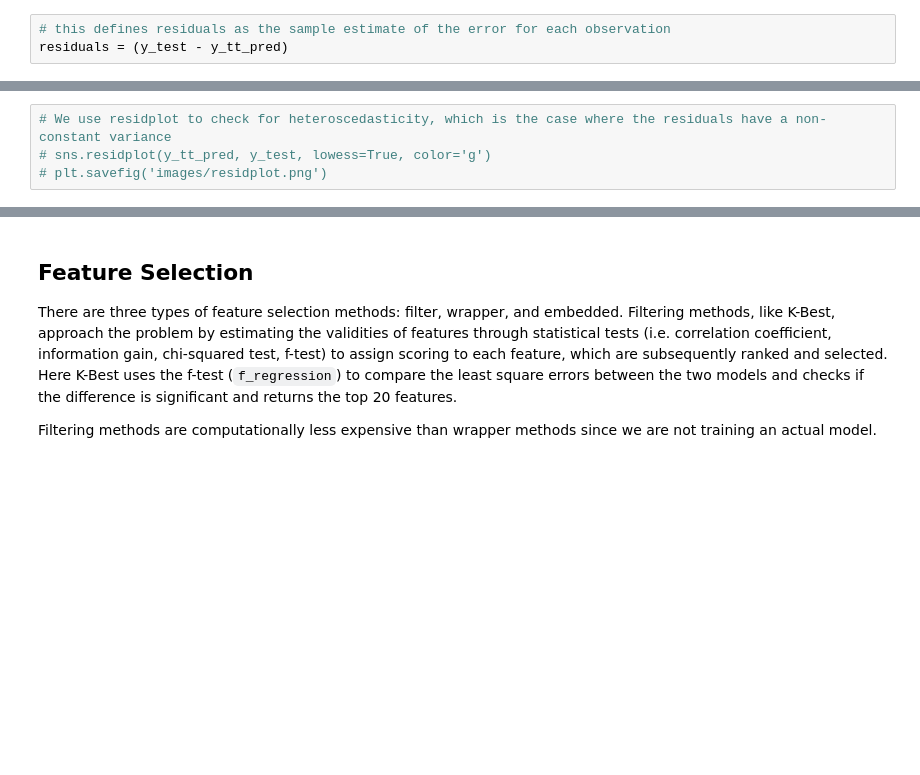
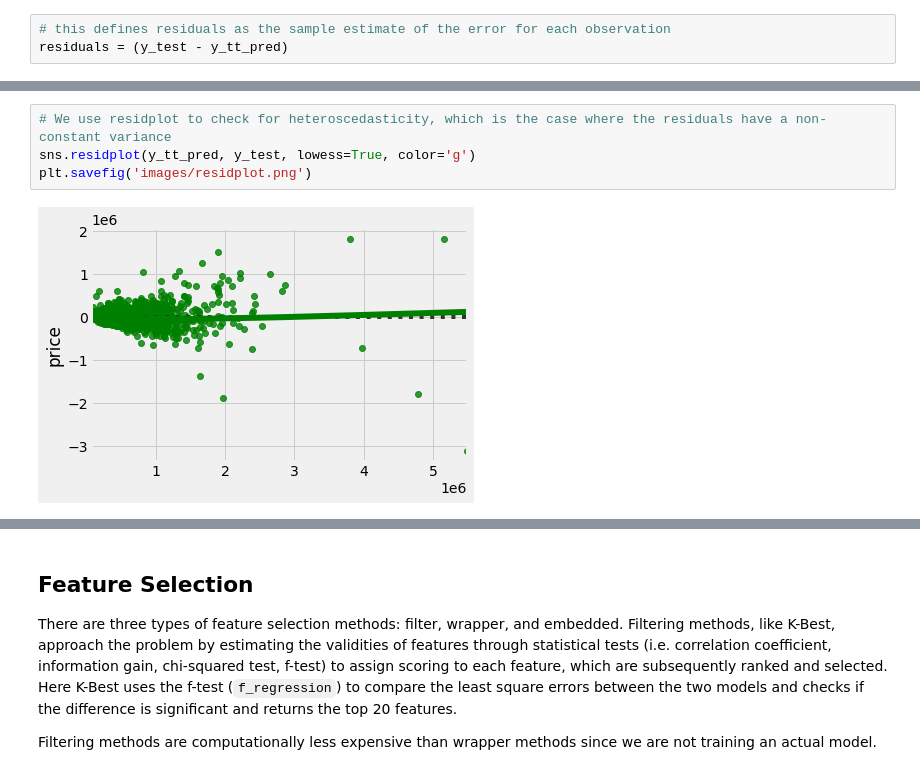
Before and after one commit to datascisteven/King-County-Housing-Price-Prediction, a Jupyter notebook: final_report.ipynb, the cells around one changed output, grey strips where cells are left out. Drawn from its saved outputs; the diff is of its cells as text; blank space fills up the shorter version.

```diff
--- a/final_report.ipynb
+++ b/final_report.ipynb
@@ -1033,8 +890,10 @@ residuals = (y_test - y_tt_pred)
 <img src='images/residuals.png'>
 # %%
 # We use residplot to check for heteroscedasticity, which is the case where the residuals have a non-constant variance
-# sns.residplot(y_tt_pred, y_test, lowess=True, color='g')
-# plt.savefig('images/residplot.png')
+sns.residplot(y_tt_pred, y_test, lowess=True, color='g')
+plt.savefig('images/residplot.png')
+# %% [output]
+[figure, added]
 # %% [markdown]
 <img src='images/residplot.png'>
 # %% [markdown]
```
Also changed, not shown: parts of 92 cells of this notebook, 4 other files.
